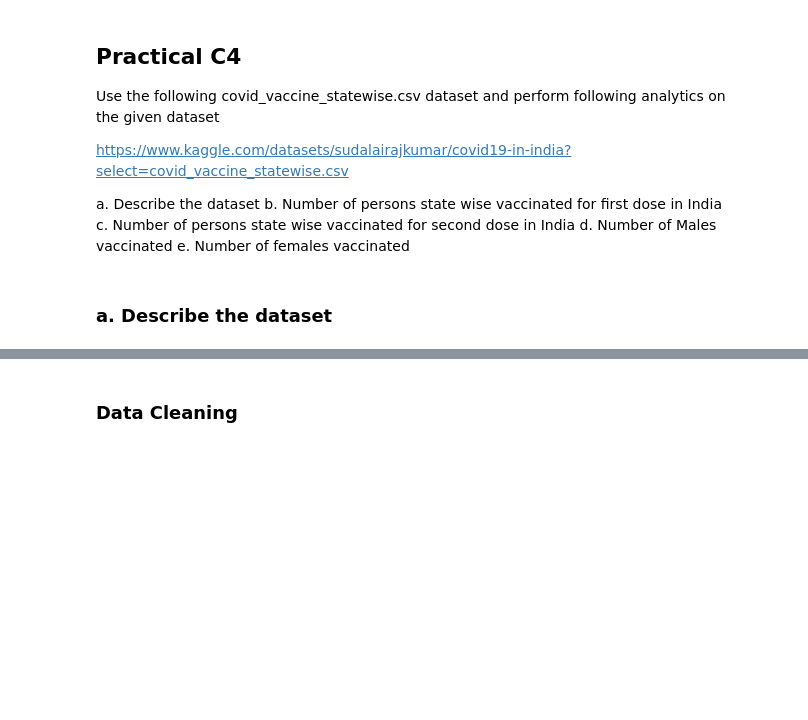
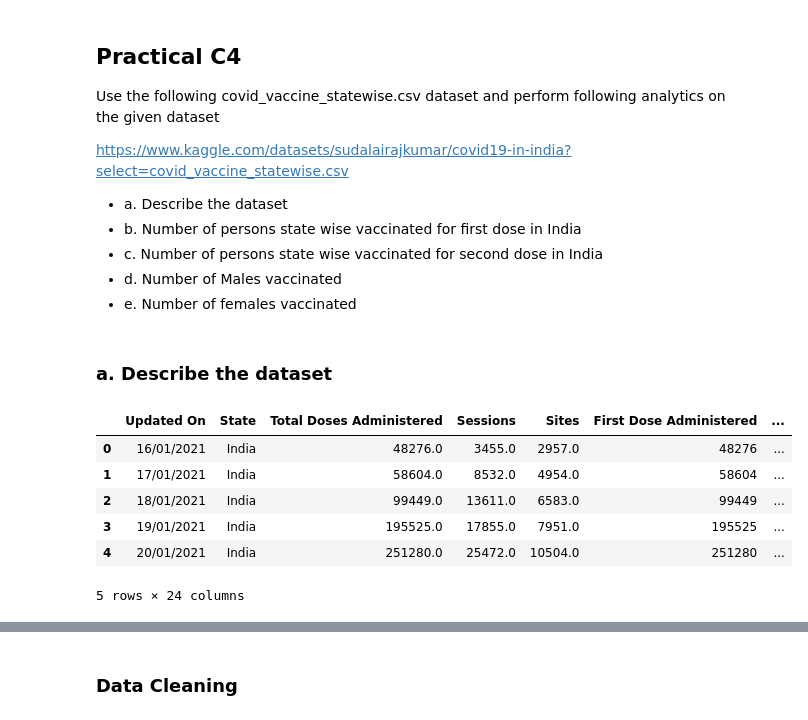
Before and after one commit to prathameshks/College-Code, a Jupyter notebook: DSBDAL/practical c4/c4.ipynb, the cells around one changed output, grey strips where cells are left out. Cells and saved outputs as stored; diff of their text form; code cells hidden in the pictures; blank space fills up the shorter version.

Commit message:
Updated DSBDAL code C4

```diff
--- a/DSBDAL/practical c4/c4.ipynb
+++ b/DSBDAL/practical c4/c4.ipynb
@@ -6,14 +6,25 @@ given dataset
 
 https://www.kaggle.com/datasets/sudalairajkumar/covid19-in-india?select=covid_vaccine_statewise.csv
 
-a. Describe the dataset
-b. Number of persons state wise vaccinated for first dose in India
-c. Number of persons state wise vaccinated for second dose in India
-d. Number of Males vaccinated
-e. Number of females vaccinated
+  - a. Describe the dataset
+  - b. Number of persons state wise vaccinated for first dose in India
+  - c. Number of persons state wise vaccinated for second dose in India
+  - d. Number of Males vaccinated
+  - e. Number of females vaccinated
 # %%
 import pandas as pd
+import numpy as np
 
-df = pd.read_csv('covid_vaccine_statewise.csv')
+df = pd.read_csv('https://github.com/prathameshks/College-Code/raw/main/DSBDAL/practical%20c4/covid_vaccine_statewise.csv')
 # %% [markdown]
 ### a. Describe the dataset
+# %%
+df.head()
+# %% [output]
+|  | Updated On | State | Total Doses Administered | Sessions | Sites | First Dose Administered | ... |
+| 0 | 16/01/2021 | India | 48276.0 | 3455.0 | 2957.0 | 48276 | ... |
+| 1 | 17/01/2021 | India | 58604.0 | 8532.0 | 4954.0 | 58604 | ... |
+| 2 | 18/01/2021 | India | 99449.0 | 13611.0 | 6583.0 | 99449 | ... |
+| 3 | 19/01/2021 | India | 195525.0 | 17855.0 | 7951.0 | 195525 | ... |
+| 4 | 20/01/2021 | India | 251280.0 | 25472.0 | 10504.0 | 251280 | ... |
+5 rows × 24 columns
```
Also changed, not shown: parts of 17 cells of this notebook.
